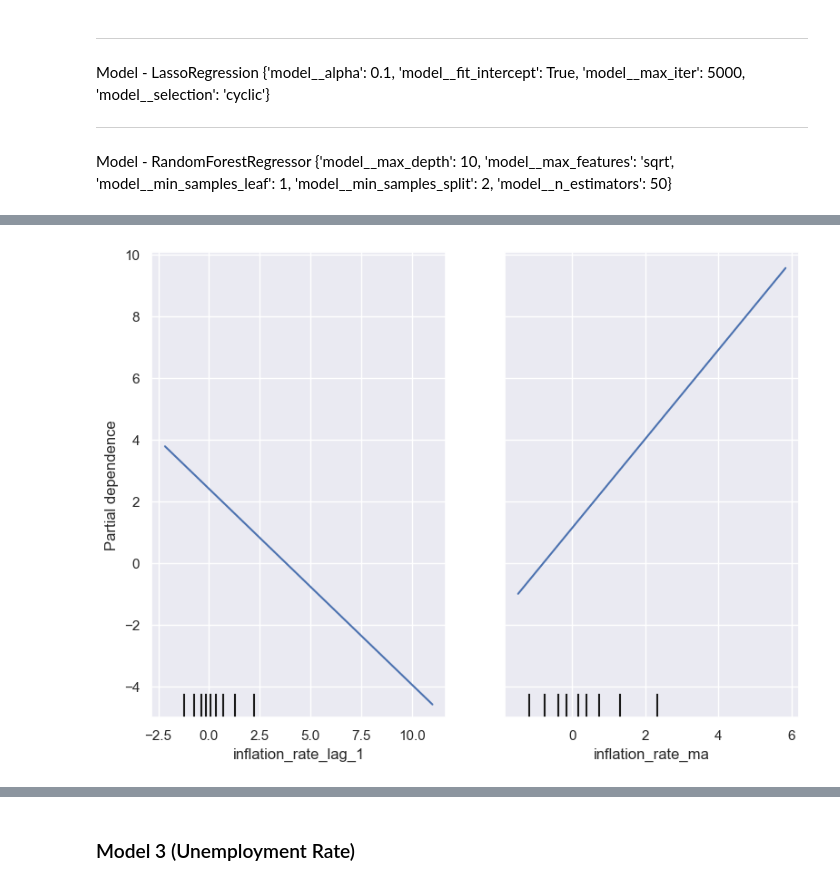
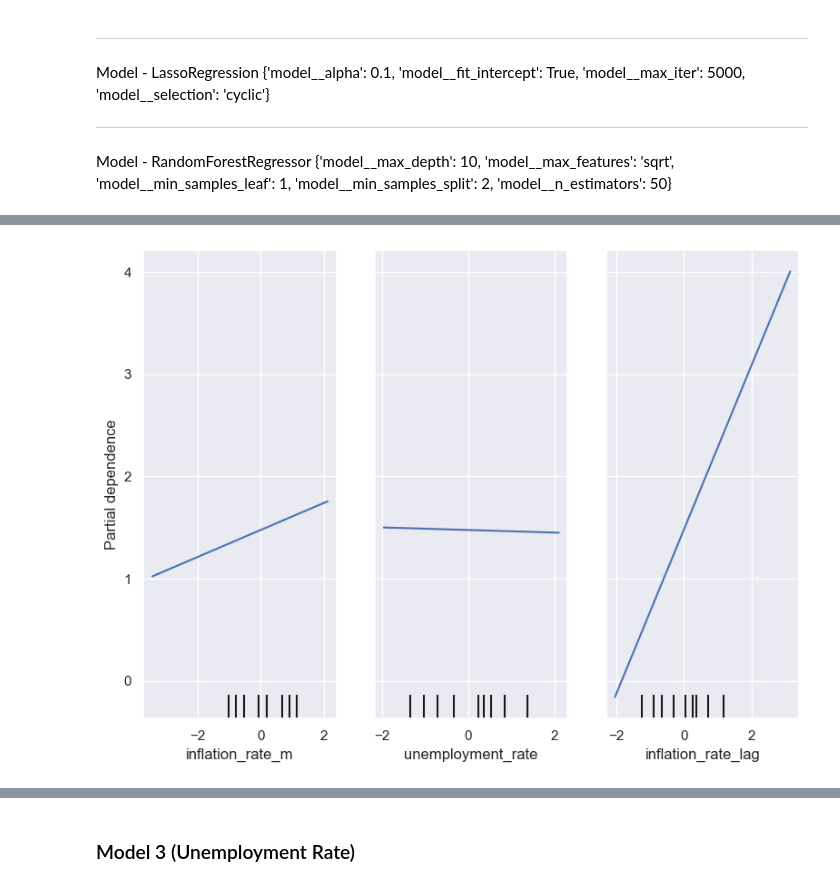
Before and after one commit to Grena30/Exploratory-Data-Analysis, a Jupyter notebook: Modelling/model.ipynb, the cells around one changed output, grey strips where cells are left out. Saved outputs shown, nothing was run; the diff lists cells and outputs as text; code cells hidden in the pictures.

Commit message:
feat: improve model performance

```diff
--- a/Modelling/model.ipynb
+++ b/Modelling/model.ipynb
@@ -612,7 +633,7 @@ vif_df
 # %%
-df = df.drop(columns=['gdp_growth_rate_quarterly'])
+df = df.drop(columns=['gdp_growth_rate'])
 
-split_point = int(len(df) * 0.8)
+split_point = int(len(df) * 0.85)
 train = df.iloc[:split_point].copy()
 test  = df.iloc[split_point:].copy()
 # %%
@@ -920,0 +877,6 @@ Object Columns: [] Numerical Columns:  ['inflation_rate_lag_1', 'inflation_rate_
+# %%
+X_train = train.drop(columns=[target_col])
+y_train = train[target_col]
+
+X_test  = test.drop(columns=[target_col])
+y_test  = test[target_col]
@@ -920,0 +930,9 @@ Object Columns: [] Numerical Columns:  ['inflation_rate_lag_1', 'inflation_rate_
+# %%
+X_train = X_train.drop(columns=[col for col in drop_cols if col in X_train.columns]) # pyright: ignore[reportAttributeAccessIssue]
+X_test  = X_test.drop(columns=[col for col in drop_cols if col in X_test.columns])
+
+numerical_cols = list(X_train.select_dtypes('number').columns)
+categorical_cols = list(X_train.select_dtypes('object').columns)
+
+print("Object Columns:", categorical_cols)
+print("Numerical Columns:", numerical_cols)
@@ -936,20 +1000,6 @@ Model - LassoRegression
 
 Model - RandomForestRegressor
 {'model__max_depth': 10, 'model__max_features': 'sqrt', 'model__min_samples_leaf': 1, 'model__min_samples_split': 2, 'model__n_estimators': 50}
-# %%
-models = {
-    "LinearRegression": LinearRegression(fit_intercept=True, positive=True),
-    "RidgeRegression": Ridge(alpha=1.0, fit_intercept=True, solver='auto', random_state=RANDOM_STATE),
-    "LassoRegression": Lasso(alpha=0.01, fit_intercept=True, max_iter=5000, selection='random', random_state=RANDOM_STATE),
-    "RandomForestRegressor": RandomForestRegressor(
-        n_estimators=100,
-        max_depth=None,
-        min_samples_leaf=1,
-        min_samples_split=5,
-        max_features='sqrt',
-        random_state=RANDOM_STATE
-    )
-}
 # %%
 metrics_df, best_name, best_model, predictions, models_trained = train_and_evaluate(
     X_train, X_test, y_train, y_test,
@@ -1016,19 +1060,19 @@ print(importance_df.head(10))
 # %%
-X_transformed = best_model.named_steps['preprocessor'].transform(features)
+X_transformed = best_model.named_steps['preprocessor'].transform(X_train)
 
 plot = PartialDependenceDisplay.from_estimator(
     estimator,
     X_transformed,
-    features=features, # pyright: ignore[reportArgumentType]
-    feature_names=features.columns
+    features=X_train, # pyright: ignore[reportArgumentType]
+    feature_names=X_train.columns
 )
 
 fig = plot.figure_
 fig.set_size_inches(8, 6)
 plt.tight_layout()
 plt.show()
 # %% [output]
-[figure, old version]
+[figure, new version]
 # %%
 y_pred = predictions[best_name]['y_test_pred']
 residuals = y_test - y_pred
```
Also changed, not shown: parts of 76 cells of this notebook.
